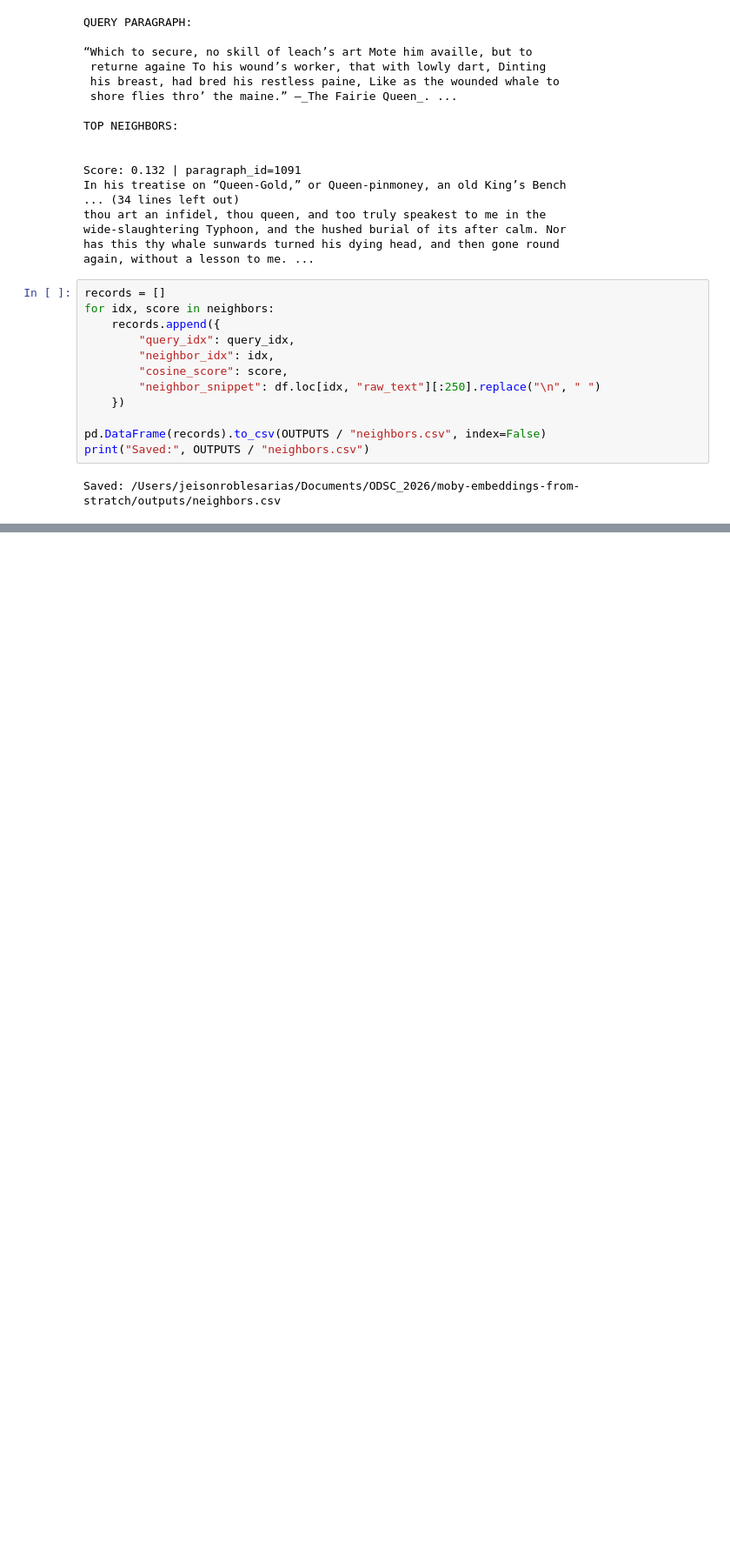
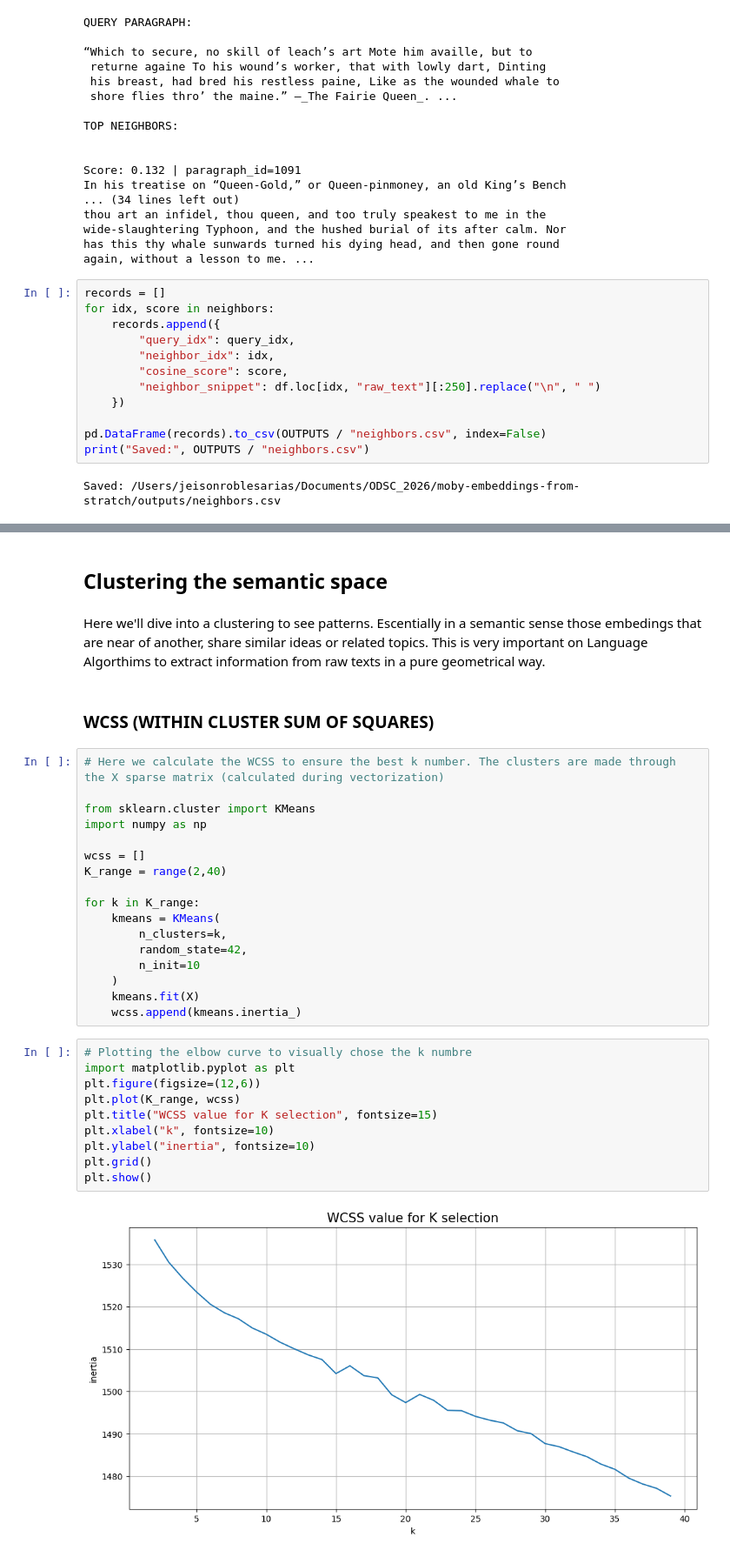
Before and after one commit to JeisonRobles/moby-embeddings-from-scratch, a Jupyter notebook: notebooks/01_vector_semantics_mobydick.ipynb, the cells around one changed output, grey strips where cells are left out. Shown at 87% size. Saved outputs shown, nothing was run; the diff lists cells and outputs as text; blank space fills up the shorter version.

Commit message:
Adding Clustering Approaches and semantic label extraction

```diff
--- a/notebooks/01_vector_semantics_mobydick.ipynb
+++ b/notebooks/01_vector_semantics_mobydick.ipynb
@@ -215,0 +234,35 @@ Saved plot: /Users/jeisonroblesarias/Documents/ODSC_2026/moby-embeddings-from-st
+# %% [markdown]
+## Clustering the semantic space
+# %% [markdown]
+Here we'll dive into a clustering to see patterns. Escentially in a semantic sense those embedings that are near of another, share similar ideas or related topics. This is very important on Language Algorthims to extract information from raw texts in a pure geometrical way.
+# %% [markdown]
+### WCSS (WITHIN CLUSTER SUM OF SQUARES)
+# %%
+# Here we calculate the WCSS to ensure the best k number. The clusters are made through the X sparse matrix (calculated during vectorization)
+
+from sklearn.cluster import KMeans
+import numpy as np
+
+wcss = []
+K_range = range(2,40)
+
+for k in K_range:
+    kmeans = KMeans(
+        n_clusters=k,
+        random_state=42,
+        n_init=10
+    )
+    kmeans.fit(X)
+    wcss.append(kmeans.inertia_)
+# %%
+# Plotting the elbow curve to visually chose the k numbre
+import matplotlib.pyplot as plt
+plt.figure(figsize=(12,6))
+plt.plot(K_range, wcss)
+plt.title("WCSS value for K selection", fontsize=15)
+plt.xlabel("k", fontsize=10)
+plt.ylabel("inertia", fontsize=10)
+plt.grid()
+plt.show()
+# %% [output]
+[figure, added]
```
Also changed, not shown: parts of 24 cells of this notebook, 1 other file.
